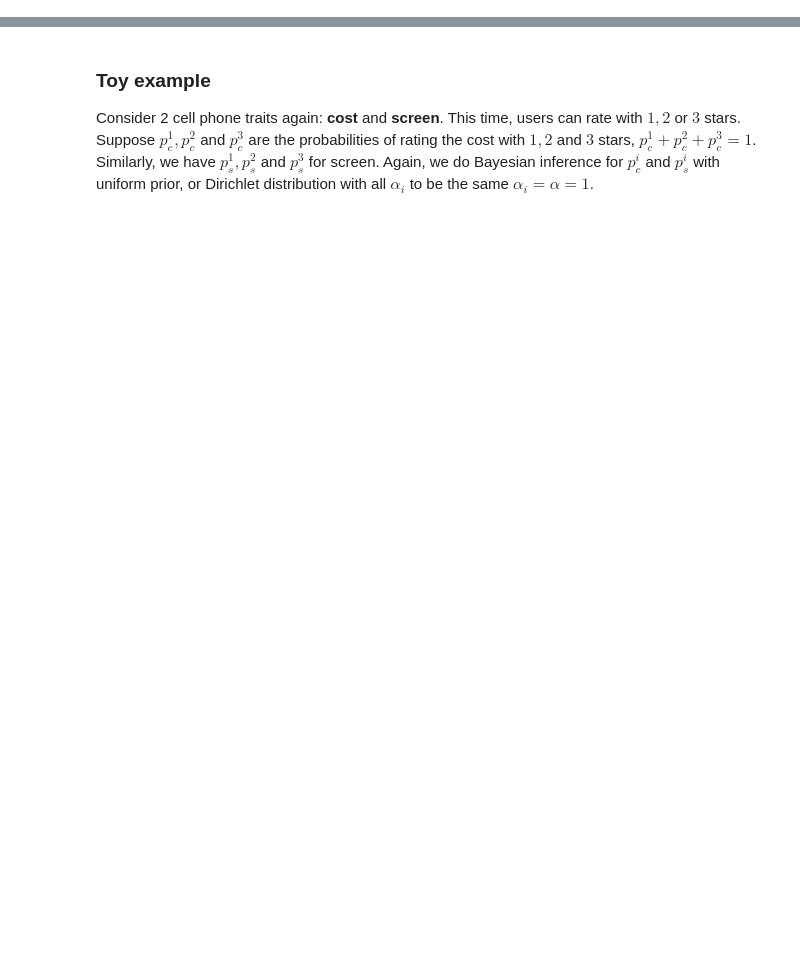
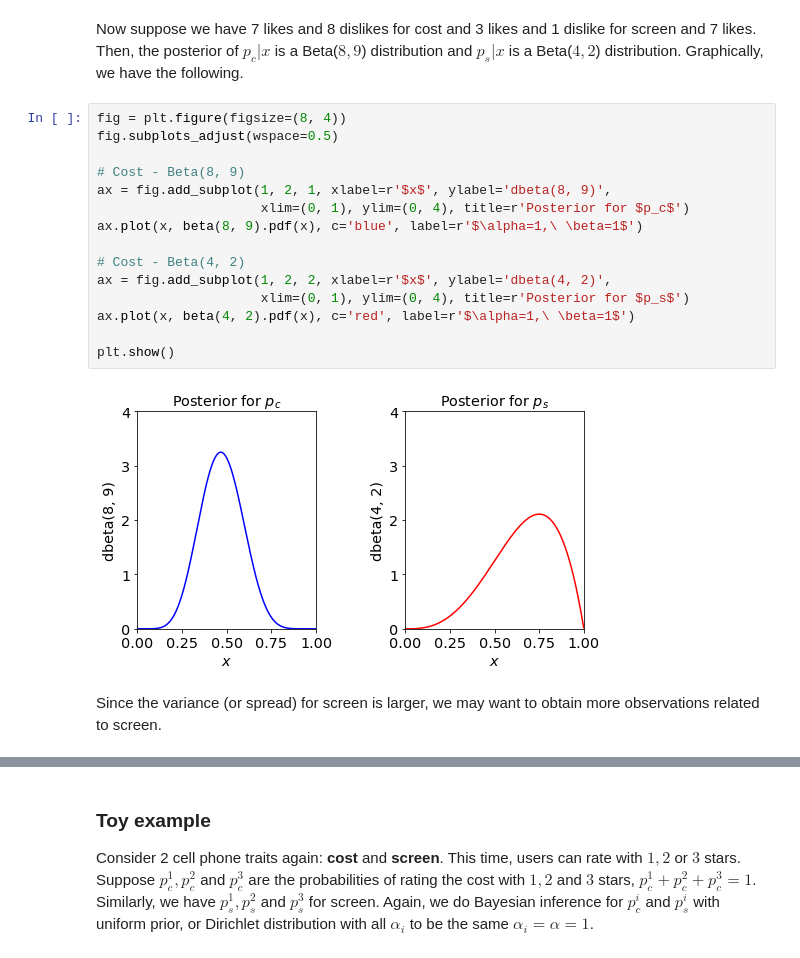
Before and after one commit to lexuanthongnhat/notebooks, a Jupyter notebook: Reviews Solicitation.ipynb, the cells around one changed output, grey strips where cells are left out. Saved outputs shown, nothing was run; the diff lists cells and outputs as text; blank space fills up the shorter version.

```diff
--- a/Reviews Solicitation.ipynb
+++ b/Reviews Solicitation.ipynb
@@ -1 +64,23 @@
+# %% [markdown]
+Now suppose we have 7 likes and 8 dislikes for cost and 3 likes and 1 dislike for screen and 7 likes.  Then, the posterior
+of $p_c | x$ is a Beta($8, 9$) distribution and $p_s | x$ is a Beta($4, 2$) distribution.  Graphically, we have the following.
+# %%
+fig = plt.figure(figsize=(8, 4))
+fig.subplots_adjust(wspace=0.5)
+
+# Cost - Beta(8, 9)
+ax = fig.add_subplot(1, 2, 1, xlabel=r'$x$', ylabel='dbeta(8, 9)',
+                     xlim=(0, 1), ylim=(0, 4), title=r'Posterior for $p_c$')
+ax.plot(x, beta(8, 9).pdf(x), c='blue', label=r'$\alpha=1,\ \beta=1$')
+
+# Cost - Beta(4, 2)
+ax = fig.add_subplot(1, 2, 2, xlabel=r'$x$', ylabel='dbeta(4, 2)',
+                     xlim=(0, 1), ylim=(0, 4), title=r'Posterior for $p_s$')
+ax.plot(x, beta(4, 2).pdf(x), c='red', label=r'$\alpha=1,\ \beta=1$')
+
+plt.show()
+# %% [output]
+[figure, added]
+# %% [markdown]
+Since the variance (or spread) for screen is larger, we may want to obtain more observations related to screen.
 # %% [markdown]
```
Also changed, not shown: parts of 12 cells of this notebook.
